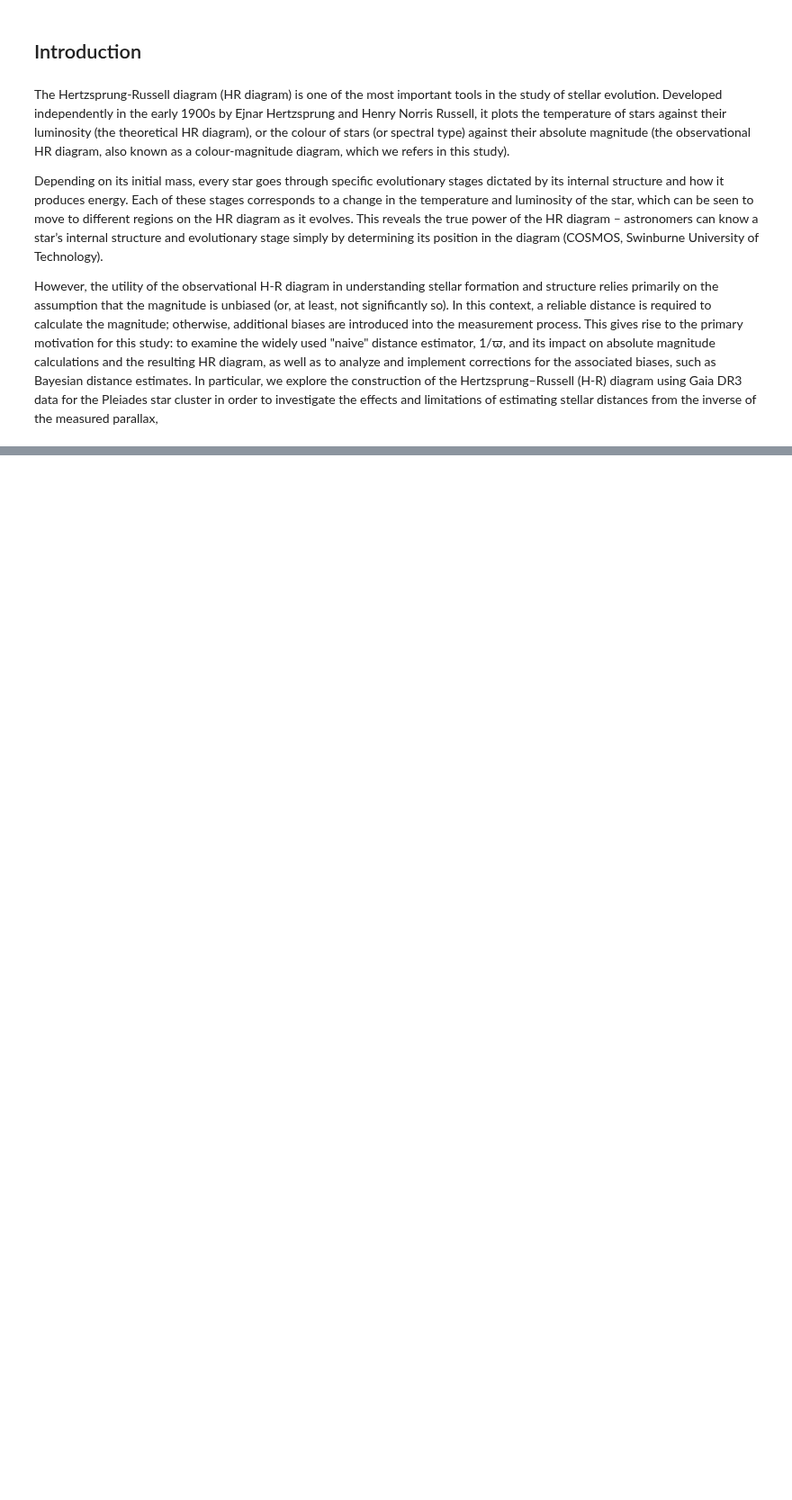
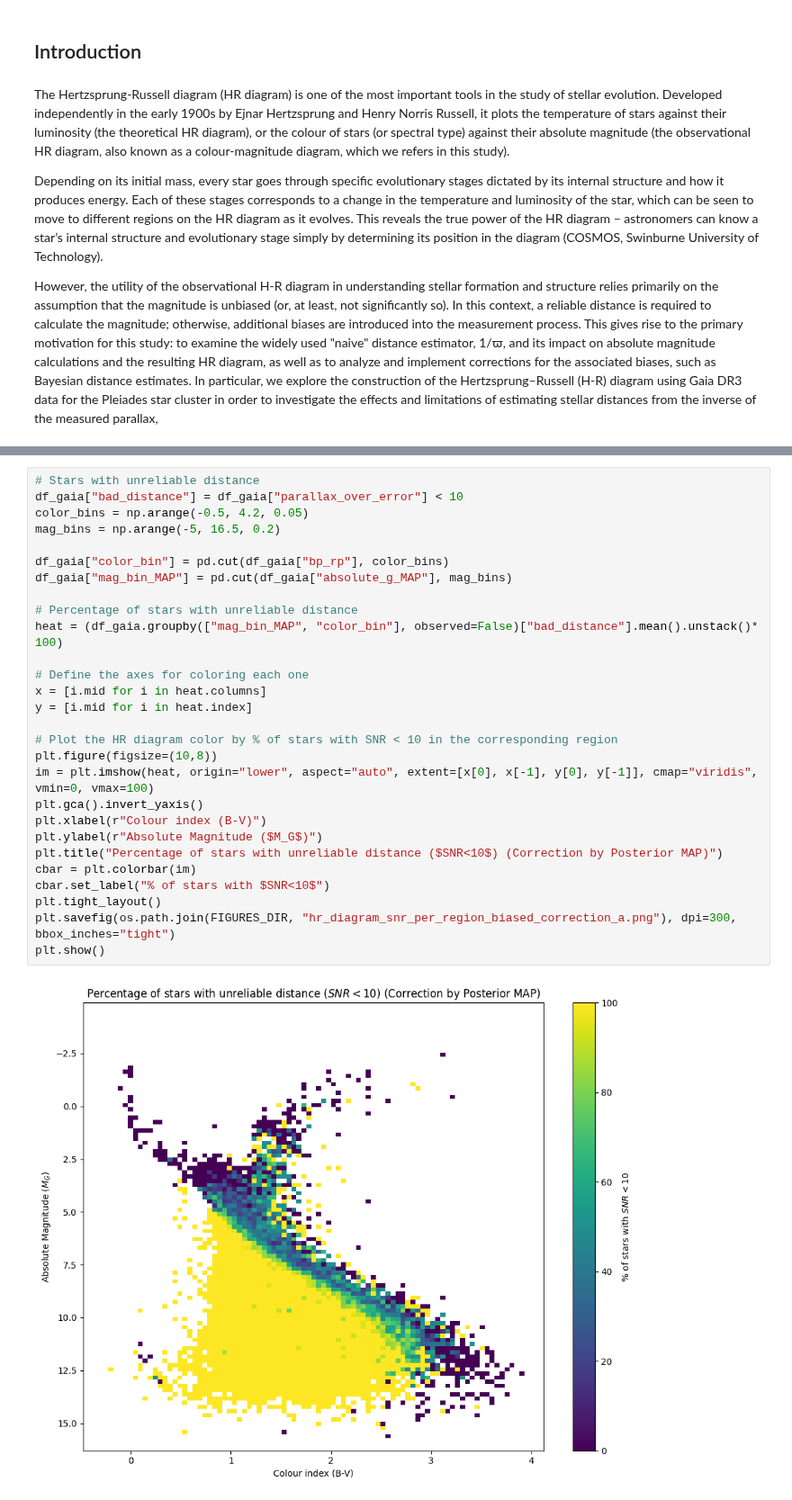
Before and after one commit to Paul0112/gaia-hr-diagram-bias, a Jupyter notebook: notebooks/gaia_hr_diagram_bias_II.ipynb, the cells around one changed output, grey strips where cells are left out. Shown at 90% size. Drawn from its saved outputs; the diff is of its cells as text; blank space fills up the shorter version.

```diff
--- a/notebooks/gaia_hr_diagram_bias_II.ipynb
+++ b/notebooks/gaia_hr_diagram_bias_II.ipynb
@@ -27,0 +230,30 @@ However, the utility of the observational H-R diagram in understanding stellar f
+# %%
+# Stars with unreliable distance
+df_gaia["bad_distance"] = df_gaia["parallax_over_error"] < 10
+color_bins = np.arange(-0.5, 4.2, 0.05)
+mag_bins = np.arange(-5, 16.5, 0.2)
+
+df_gaia["color_bin"] = pd.cut(df_gaia["bp_rp"], color_bins)
+df_gaia["mag_bin_MAP"] = pd.cut(df_gaia["absolute_g_MAP"], mag_bins)
+
+# Percentage of stars with unreliable distance
+heat = (df_gaia.groupby(["mag_bin_MAP", "color_bin"], observed=False)["bad_distance"].mean().unstack()* 100)
+
+# Define the axes for coloring each one
+x = [i.mid for i in heat.columns]
+y = [i.mid for i in heat.index]
+
+# Plot the HR diagram color by % of stars with SNR < 10 in the corresponding region
+plt.figure(figsize=(10,8))
+im = plt.imshow(heat, origin="lower", aspect="auto", extent=[x[0], x[-1], y[0], y[-1]], cmap="viridis", vmin=0, vmax=100)
+plt.gca().invert_yaxis()
+plt.xlabel(r"Colour index (B-V)")
+plt.ylabel(r"Absolute Magnitude ($M_G$)")
+plt.title("Percentage of stars with unreliable distance ($SNR<10$) (Correction by Posterior MAP)")
+cbar = plt.colorbar(im)
+cbar.set_label("% of stars with $SNR<10$")
+plt.tight_layout()
+plt.savefig(os.path.join(FIGURES_DIR, "hr_diagram_snr_per_region_biased_correction_a.png"), dpi=300, bbox_inches="tight")
+plt.show()
+# %% [output]
+[figure, added]
```
Also changed, not shown: parts of 12 cells of this notebook, 4 other files.
